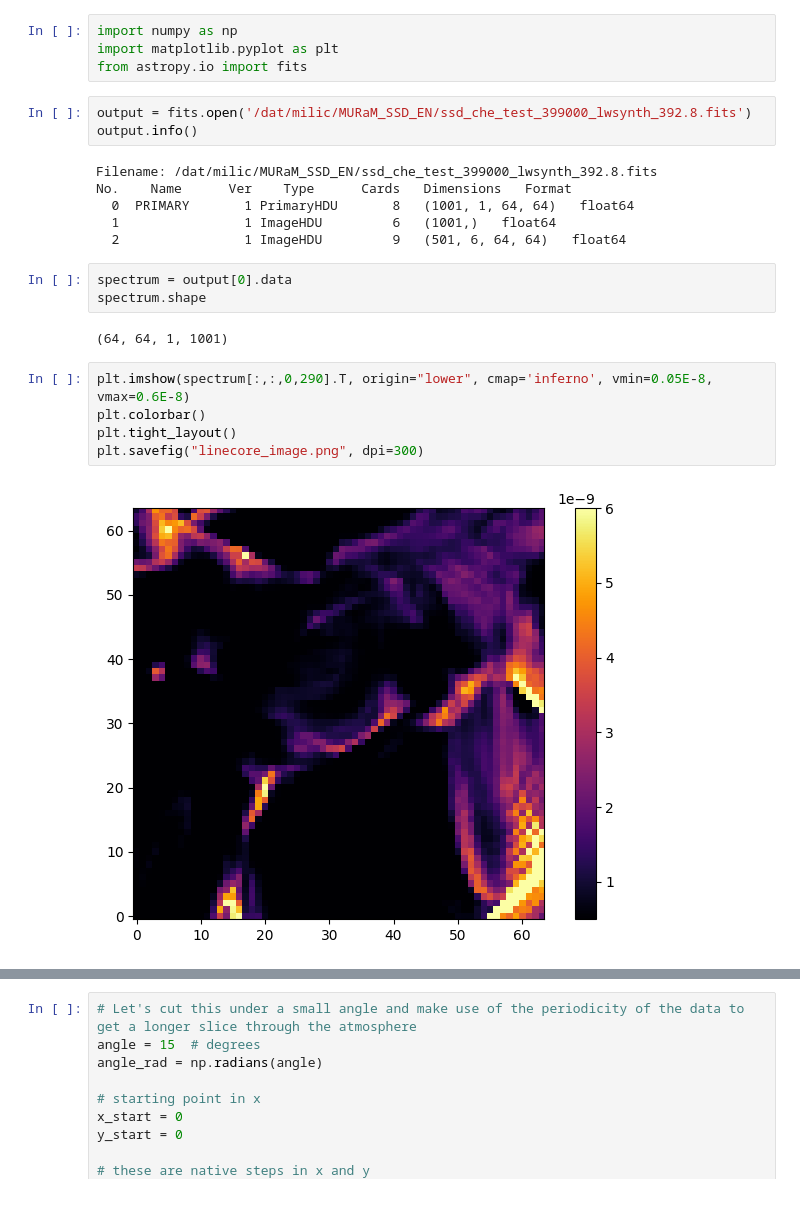
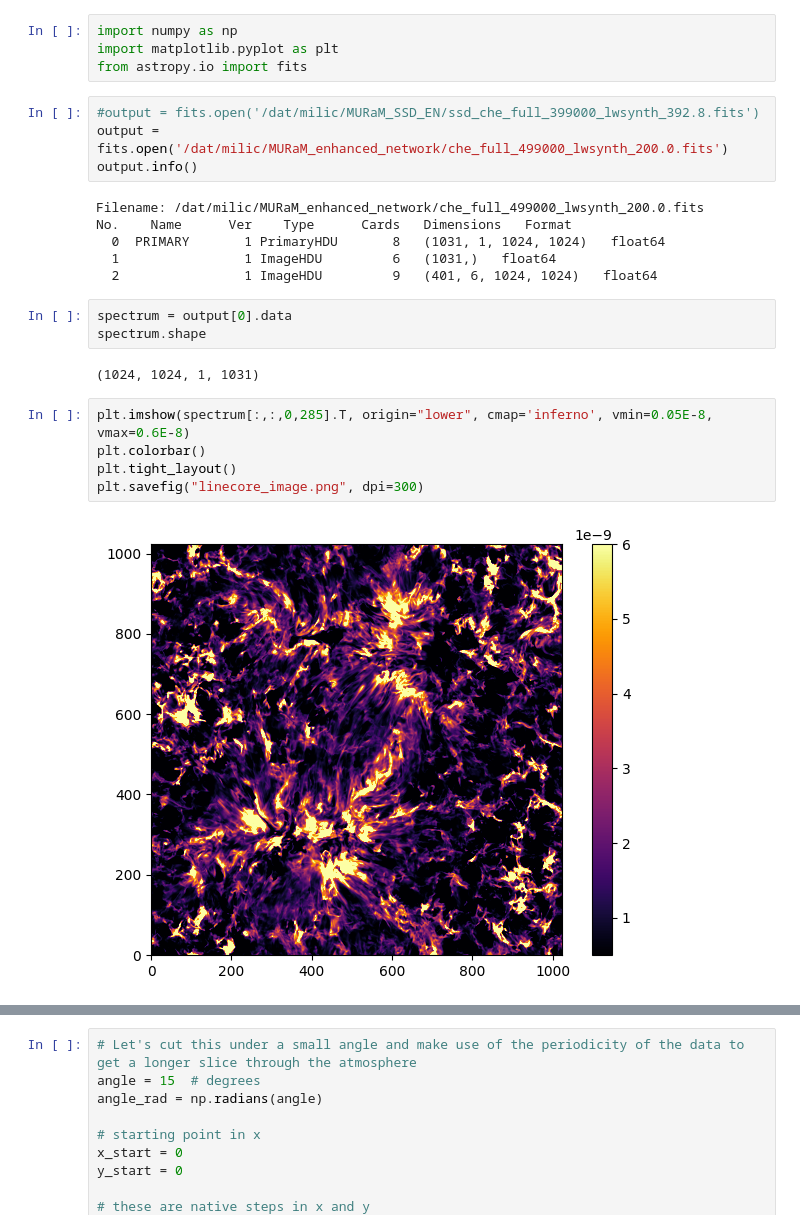
Before and after one commit to ivanzmilic/depp_coeff_plp, a Jupyter notebook: inspect_spectra.ipynb, the cells around one changed output, grey strips where cells are left out. Cells and saved outputs as stored; diff of their text form.

```diff
--- a/inspect_spectra.ipynb
+++ b/inspect_spectra.ipynb
@@ -3,26 +3,27 @@ import numpy as np
 import matplotlib.pyplot as plt
 from astropy.io import fits
 # %%
-output = fits.open('/dat/milic/MURaM_SSD_EN/ssd_che_test_399000_lwsynth_392.8.fits')
+#output = fits.open('/dat/milic/MURaM_SSD_EN/ssd_che_full_399000_lwsynth_392.8.fits')
+output = fits.open('/dat/milic/MURaM_enhanced_network/che_full_499000_lwsynth_200.0.fits')
 output.info()
 # %% [output]
-Filename: /dat/milic/MURaM_SSD_EN/ssd_che_test_399000_lwsynth_392.8.fits
+Filename: /dat/milic/MURaM_enhanced_network/che_full_499000_lwsynth_200.0.fits
 No.    Name      Ver    Type      Cards   Dimensions   Format
-  0  PRIMARY       1 PrimaryHDU       8   (1001, 1, 64, 64)   float64
-  1                1 ImageHDU         6   (1001,)   float64
-  2                1 ImageHDU         9   (501, 6, 64, 64)   float64
+  0  PRIMARY       1 PrimaryHDU       8   (1031, 1, 1024, 1024)   float64
+  1                1 ImageHDU         6   (1031,)   float64
+  2                1 ImageHDU         9   (401, 6, 1024, 1024)   float64
 # %%
 spectrum = output[0].data
 spectrum.shape
 # %% [output]
-(64, 64, 1, 1001)
+(1024, 1024, 1, 1031)
 # %%
-plt.imshow(spectrum[:,:,0,290].T, origin="lower", cmap='inferno', vmin=0.05E-8, vmax=0.6E-8)
+plt.imshow(spectrum[:,:,0,285].T, origin="lower", cmap='inferno', vmin=0.05E-8, vmax=0.6E-8)
 plt.colorbar()
 plt.tight_layout()
 plt.savefig("linecore_image.png", dpi=300)
 # %% [output]
-[figure, old version]
+[figure, new version]
 # %%
 mean = np.mean(spectrum[:,:,0,:], axis=(0,1))
 plt.plot(mean)
```
Also changed, not shown: parts of 4 cells of this notebook, 1 other file.
